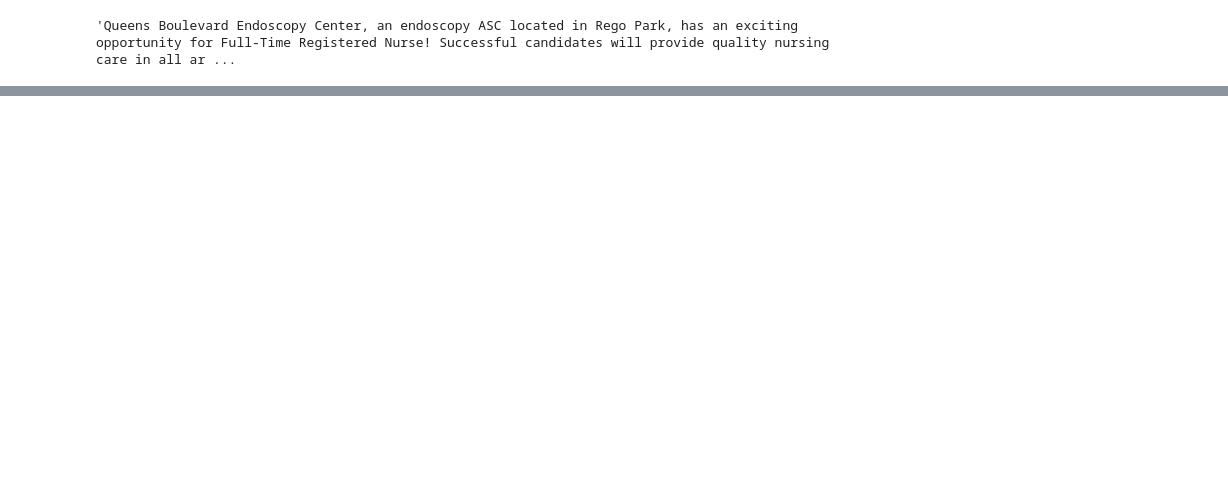
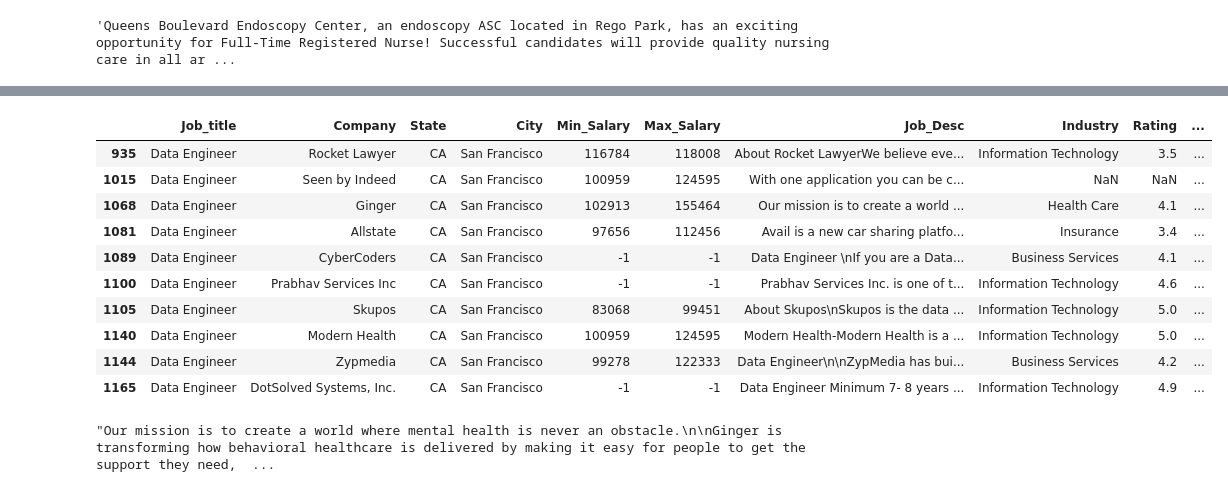
Before and after one commit to brooksjessup/Course_Recommender, a Jupyter notebook: EDA/Job_Posts_EDA.ipynb, the cells around one changed output, grey strips where cells are left out. Saved outputs shown, nothing was run; the diff lists cells and outputs as text; code cells hidden in the pictures; blank space fills up the shorter version.

```diff
--- a/EDA/Job_Posts_EDA.ipynb
+++ b/EDA/Job_Posts_EDA.ipynb
@@ -66,0 +83,18 @@ df['Job_Desc'][1]
+# %%
+df.loc[df['Job_title'] == 'Data Engineer'].head(10)
+# %% [output]
+|  | Job_title | Company | State | City | Min_Salary | Max_Salary | Job_Desc | Industry | Rating | ... |
+| 935 | Data Engineer | Rocket Lawyer | CA | San Francisco | 116784 | 118008 | About Rocket LawyerWe believe eve... | Information Technology | 3.5 | ... |
+| 1015 | Data Engineer | Seen by Indeed | CA | San Francisco | 100959 | 124595 | With one application you can be c... | NaN | NaN | ... |
+| 1068 | Data Engineer | Ginger | CA | San Francisco | 102913 | 155464 | Our mission is to create a world ... | Health Care | 4.1 | ... |
+| 1081 | Data Engineer | Allstate | CA | San Francisco | 97656 | 112456 | Avail is a new car sharing platfo... | Insurance | 3.4 | ... |
+| 1089 | Data Engineer | CyberCoders | CA | San Francisco | -1 | -1 | Data Engineer \nIf you are a Data... | Business Services | 4.1 | ... |
+| 1100 | Data Engineer | Prabhav Services Inc | CA | San Francisco | -1 | -1 | Prabhav Services Inc. is one of t... | Information Technology | 4.6 | ... |
+| 1105 | Data Engineer | Skupos | CA | San Francisco | 83068 | 99451 | About Skupos\nSkupos is the data ... | Information Technology | 5.0 | ... |
+| 1140 | Data Engineer | Modern Health | CA | San Francisco | 100959 | 124595 | Modern Health-Modern Health is a ... | Information Technology | 5.0 | ... |
+| 1144 | Data Engineer | Zypmedia | CA | San Francisco | 99278 | 122333 | Data Engineer\n\nZypMedia has bui... | Business Services | 4.2 | ... |
+| 1165 | Data Engineer | DotSolved Systems, Inc. | CA | San Francisco | -1 | -1 | Data Engineer Minimum 7- 8 years ... | Information Technology | 4.9 | ... |
+# %%
+df['Job_Desc'][1068]
+# %% [output]
+"Our mission is to create a world where mental health is never an obstacle.\n\nGinger is transforming how behavioral healthcare is delivered by making it easy for people to get the support they need,  ...
```
Also changed, not shown: parts of 4 cells of this notebook.
